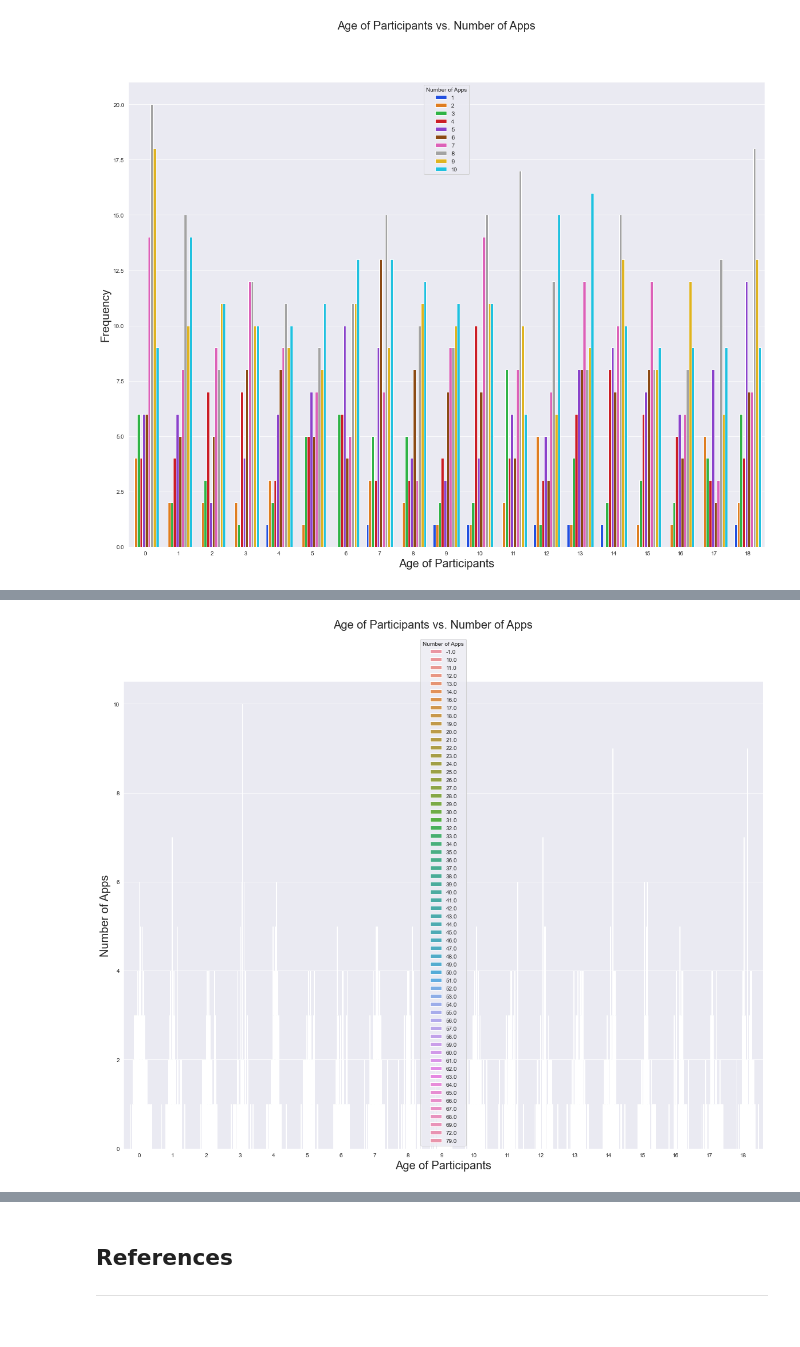
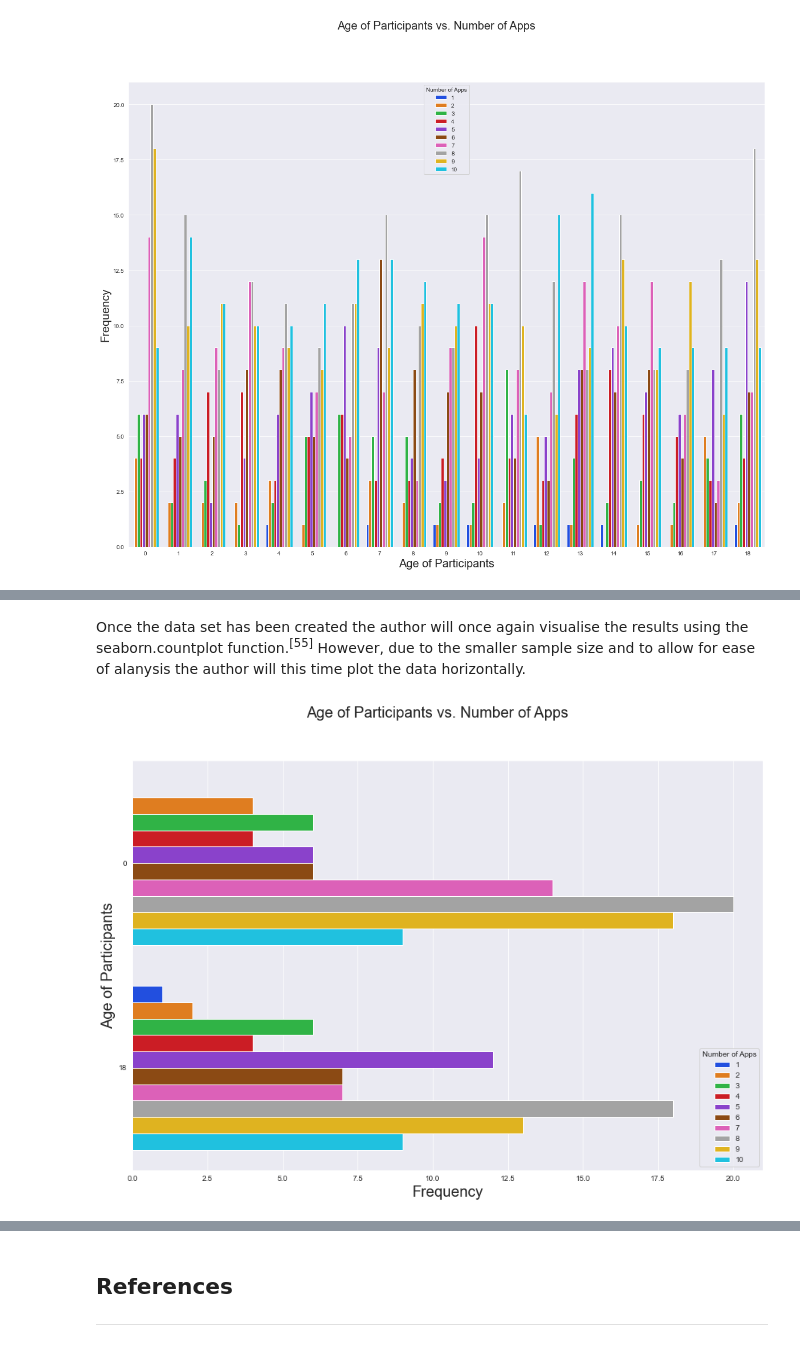
Before and after one commit to JPLee01/Programming_for_Data_Analysis-PRoject, a Jupyter notebook: Programming_for_Data_Analysis-Project.ipynb, the cells around one changed output, grey strips where cells are left out. Cells and saved outputs as stored; diff of their text form; code cells hidden in the pictures.

```diff
--- a/Programming_for_Data_Analysis-Project.ipynb
+++ b/Programming_for_Data_Analysis-Project.ipynb
@@ -657,0 +632,13 @@ data_set_gender2
+# %%
+#Filtering of Data Set to those aged under 1
+a = data_set_gender.loc[data_set_gender['Age'] == 0]
+#Filtering of Data Set to those aged 18
+b = data_set_gender.loc[data_set_gender['Age'] == 18]
+
+#Concatenation of the Results
+frames = [a,b]
+result = pd.concat(frames)
+
+#Filtering of the results to just the Age and Number of Apps columns
+data_set_zero = result[["Age", "Number of Apps"]]
+data_set_zero
@@ -658,11 +659,13 @@ data_set_gender2
+# %% [markdown]
+Once the data set has been created the author will once again visualise the results using the seaborn.countplot function.<sup>[55]</sup> However, due to the smaller sample size and to allow for ease of alanysis the author will this time plot the data horizontally.
 # %%
-plt.figure(figsize=(20, 15))
-ax = sns.countplot(x="Age", hue="Screen Time", data=data_set_gender2)
-ax.set_xticklabels(ax.get_xticklabels(), ha="right")
-plt. xlabel('Age of Participants', fontsize=20)
-plt. ylabel('Number of Apps', fontsize=20)
+#Creation of Countplot of the Age and Number of Apps Relationship
+plt.figure(figsize=(15, 10))
+ax = sns.countplot(y="Age", hue="Number of Apps", data=data_set_zero)
+plt. xlabel('Frequency', fontsize=20)
+plt. ylabel('Age of Participants', fontsize=20)
 plt. suptitle('Age of Participants vs. Number of Apps', fontsize=20)
 plt.legend(loc='best', title='Number of Apps')
 plt.show()
 # %% [output]
-[figure, old version]
+[figure, new version]
```
Also changed, not shown: parts of 18 cells of this notebook.
